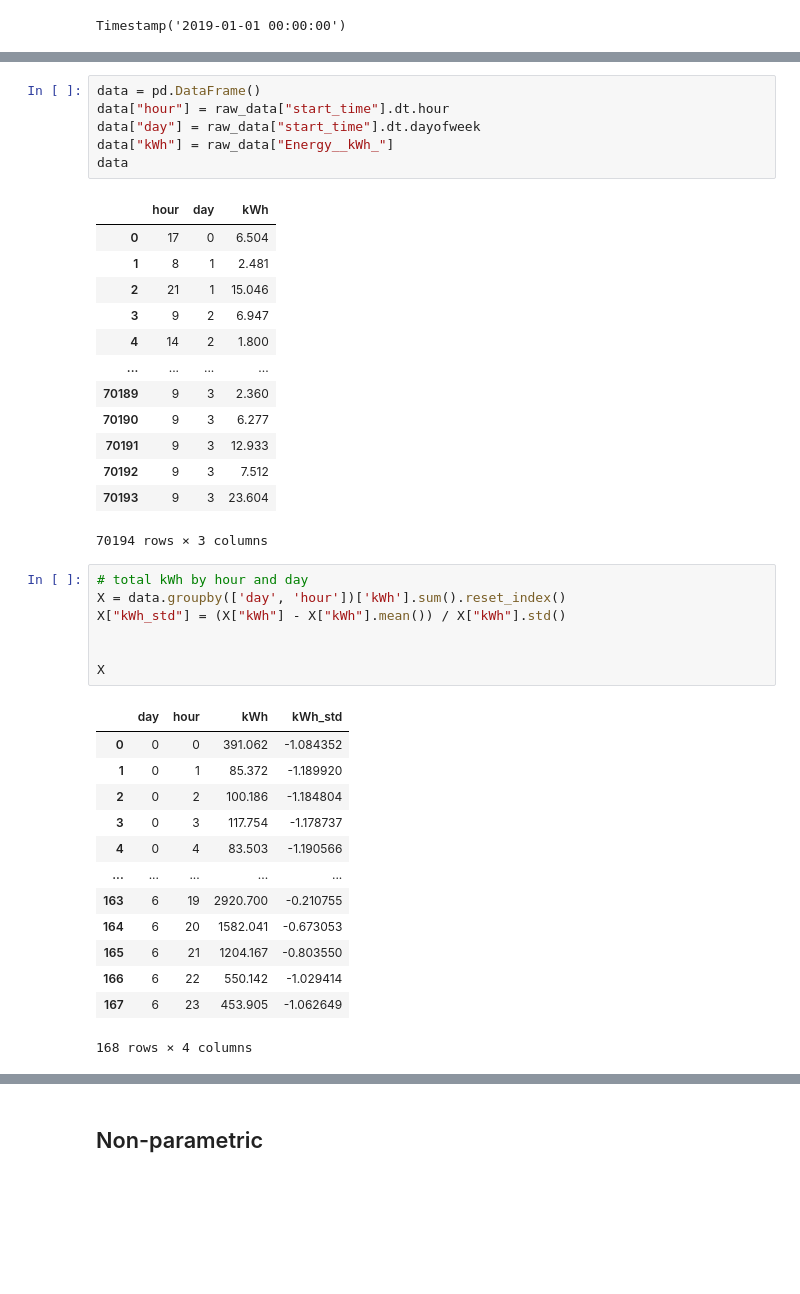
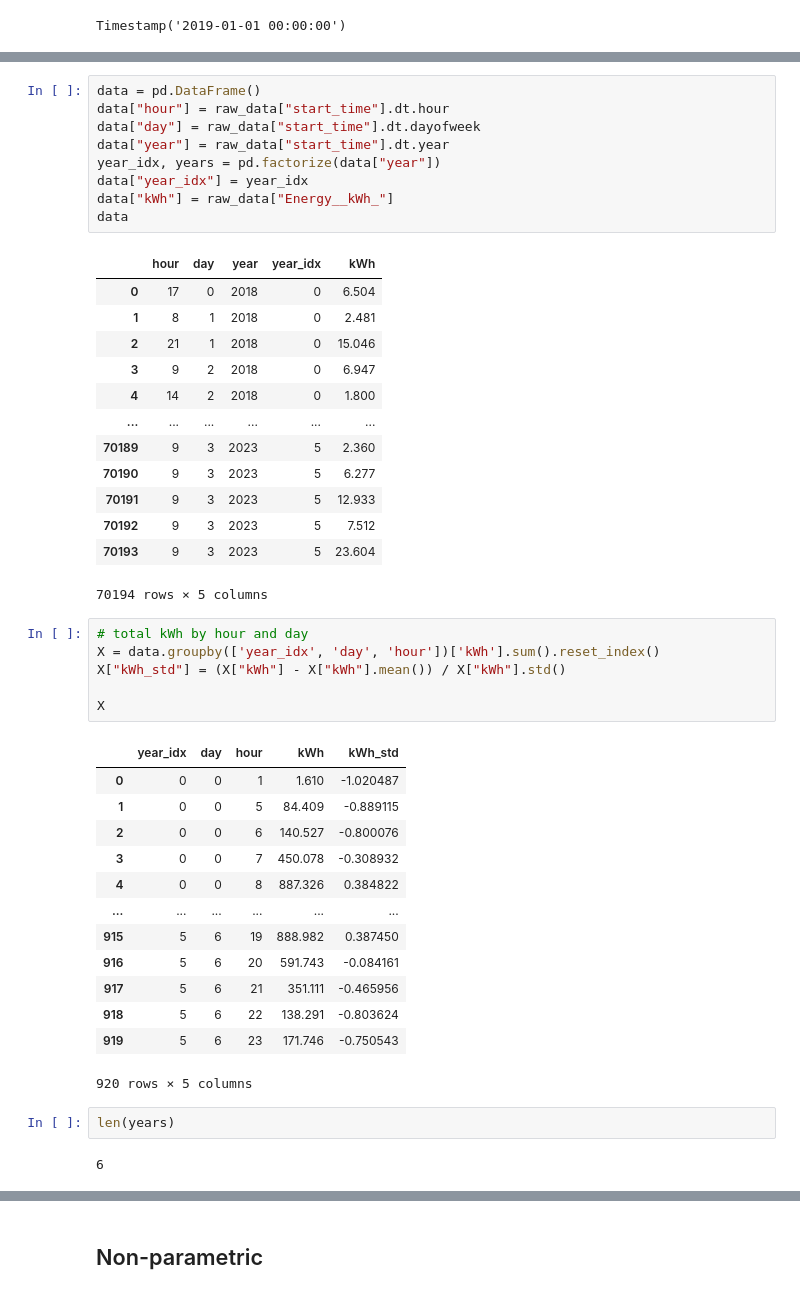
Before and after one commit to camirmas/ev_analysis, a Jupyter notebook: ev_analysis/load_prediction.ipynb, the cells around one changed output, grey strips where cells are left out. Saved outputs shown, nothing was run; the diff lists cells and outputs as text; blank space fills up the shorter version.

```diff
--- a/ev_analysis/load_prediction.ipynb
+++ b/ev_analysis/load_prediction.ipynb
@@ -77,42 +77,48 @@ Text(0.5, 1.0, 'Charging events')
 data = pd.DataFrame()
 data["hour"] = raw_data["start_time"].dt.hour
 data["day"] = raw_data["start_time"].dt.dayofweek
+data["year"] = raw_data["start_time"].dt.year
+year_idx, years = pd.factorize(data["year"])
+data["year_idx"] = year_idx
 data["kWh"] = raw_data["Energy__kWh_"]
 data
 # %% [output]
-|  | hour | day | kWh |
-| 0 | 17 | 0 | 6.504 |
-| 1 | 8 | 1 | 2.481 |
-| 2 | 21 | 1 | 15.046 |
-| 3 | 9 | 2 | 6.947 |
-| 4 | 14 | 2 | 1.800 |
-| ... | ... | ... | ... |
-| 70189 | 9 | 3 | 2.360 |
-| 70190 | 9 | 3 | 6.277 |
-| 70191 | 9 | 3 | 12.933 |
-| 70192 | 9 | 3 | 7.512 |
-| 70193 | 9 | 3 | 23.604 |
+|  | hour | day | year | year_idx | kWh |
+| 0 | 17 | 0 | 2018 | 0 | 6.504 |
+| 1 | 8 | 1 | 2018 | 0 | 2.481 |
+| 2 | 21 | 1 | 2018 | 0 | 15.046 |
+| 3 | 9 | 2 | 2018 | 0 | 6.947 |
+| 4 | 14 | 2 | 2018 | 0 | 1.800 |
+| ... | ... | ... | ... | ... | ... |
+| 70189 | 9 | 3 | 2023 | 5 | 2.360 |
+| 70190 | 9 | 3 | 2023 | 5 | 6.277 |
+| 70191 | 9 | 3 | 2023 | 5 | 12.933 |
+| 70192 | 9 | 3 | 2023 | 5 | 7.512 |
+| 70193 | 9 | 3 | 2023 | 5 | 23.604 |
-70194 rows × 3 columns
+70194 rows × 5 columns
 # %%
 # total kWh by hour and day
-X = data.groupby(['day', 'hour'])['kWh'].sum().reset_index()
+X = data.groupby(['year_idx', 'day', 'hour'])['kWh'].sum().reset_index()
 X["kWh_std"] = (X["kWh"] - X["kWh"].mean()) / X["kWh"].std()
 
-
 X
 # %% [output]
-|  | day | hour | kWh | kWh_std |
-| 0 | 0 | 0 | 391.062 | -1.084352 |
-| 1 | 0 | 1 | 85.372 | -1.189920 |
-| 2 | 0 | 2 | 100.186 | -1.184804 |
-| 3 | 0 | 3 | 117.754 | -1.178737 |
-| 4 | 0 | 4 | 83.503 | -1.190566 |
-| ... | ... | ... | ... | ... |
-| 163 | 6 | 19 | 2920.700 | -0.210755 |
-| 164 | 6 | 20 | 1582.041 | -0.673053 |
-| 165 | 6 | 21 | 1204.167 | -0.803550 |
-| 166 | 6 | 22 | 550.142 | -1.029414 |
-| 167 | 6 | 23 | 453.905 | -1.062649 |
+|  | year_idx | day | hour | kWh | kWh_std |
+| 0 | 0 | 0 | 1 | 1.610 | -1.020487 |
+| 1 | 0 | 0 | 5 | 84.409 | -0.889115 |
+| 2 | 0 | 0 | 6 | 140.527 | -0.800076 |
+| 3 | 0 | 0 | 7 | 450.078 | -0.308932 |
+| 4 | 0 | 0 | 8 | 887.326 | 0.384822 |
+| ... | ... | ... | ... | ... | ... |
+| 915 | 5 | 6 | 19 | 888.982 | 0.387450 |
+| 916 | 5 | 6 | 20 | 591.743 | -0.084161 |
+| 917 | 5 | 6 | 21 | 351.111 | -0.465956 |
+| 918 | 5 | 6 | 22 | 138.291 | -0.803624 |
+| 919 | 5 | 6 | 23 | 171.746 | -0.750543 |
-168 rows × 4 columns
+920 rows × 5 columns
+# %%
+len(years)
+# %% [output]
+6
 # %%
 coords = {
```
Also changed, not shown: parts of 57 cells of this notebook.
